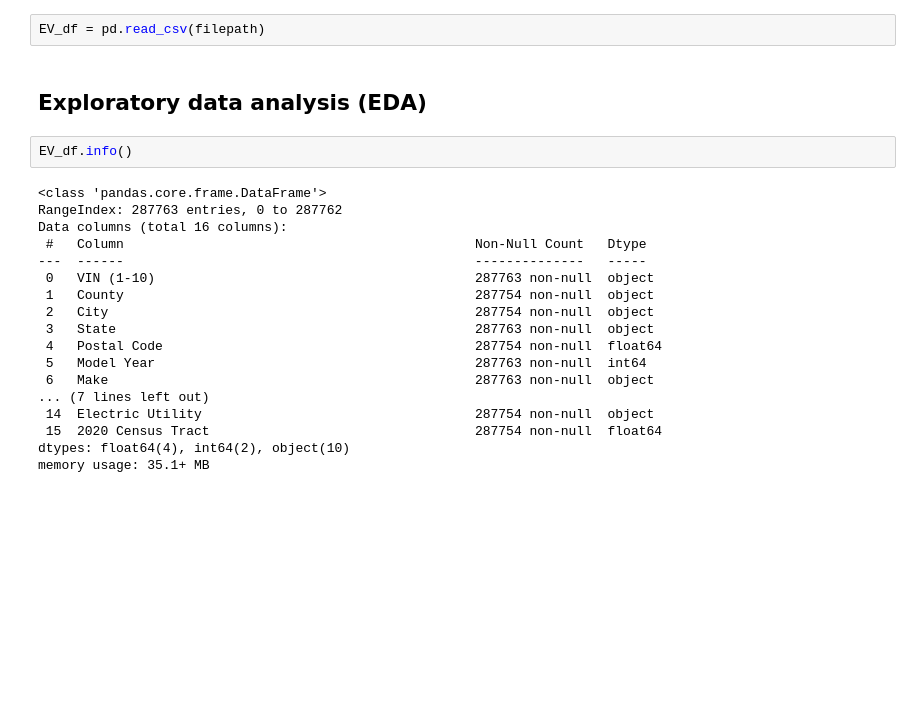
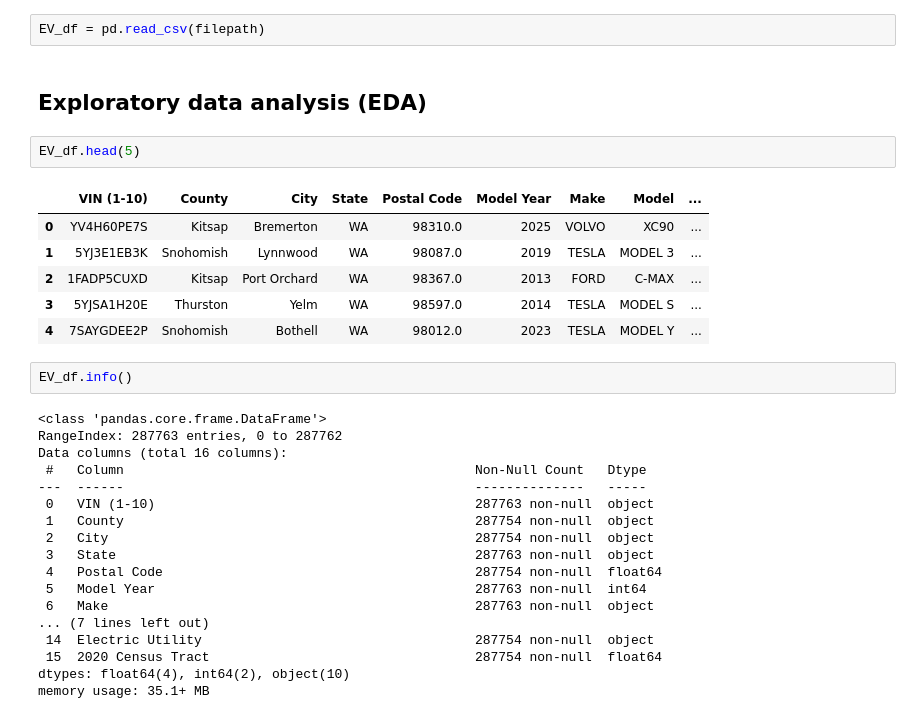
Before and after one commit to MidhulaMS/EV-Population-Prediction, a Jupyter notebook: EV_Population_Prediction.ipynb, the cells around one changed output. Drawn from its saved outputs; the diff is of its cells as text; blank space fills up the shorter version.

```diff
--- a/EV_Population_Prediction.ipynb
+++ b/EV_Population_Prediction.ipynb
@@ -29,6 +31,15 @@ filepath = "/content/drive/MyDrive/ICT/Project Work/export (1).csv"
 EV_df = pd.read_csv(filepath)
 # %% [markdown]
 ## Exploratory data analysis (EDA)
+# %%
+EV_df.head(5)
+# %% [output]
+|  | VIN (1-10) | County | City | State | Postal Code | Model Year | Make | Model | ... |
+| 0 | YV4H60PE7S | Kitsap | Bremerton | WA | 98310.0 | 2025 | VOLVO | XC90 | ... |
+| 1 | 5YJ3E1EB3K | Snohomish | Lynnwood | WA | 98087.0 | 2019 | TESLA | MODEL 3 | ... |
+| 2 | 1FADP5CUXD | Kitsap | Port Orchard | WA | 98367.0 | 2013 | FORD | C-MAX | ... |
+| 3 | 5YJSA1H20E | Thurston | Yelm | WA | 98597.0 | 2014 | TESLA | MODEL S | ... |
+| 4 | 7SAYGDEE2P | Snohomish | Bothell | WA | 98012.0 | 2023 | TESLA | MODEL Y | ... |
 # %%
 EV_df.info()
 # %% [output]
```
Also changed, not shown: parts of 32 cells of this notebook.
